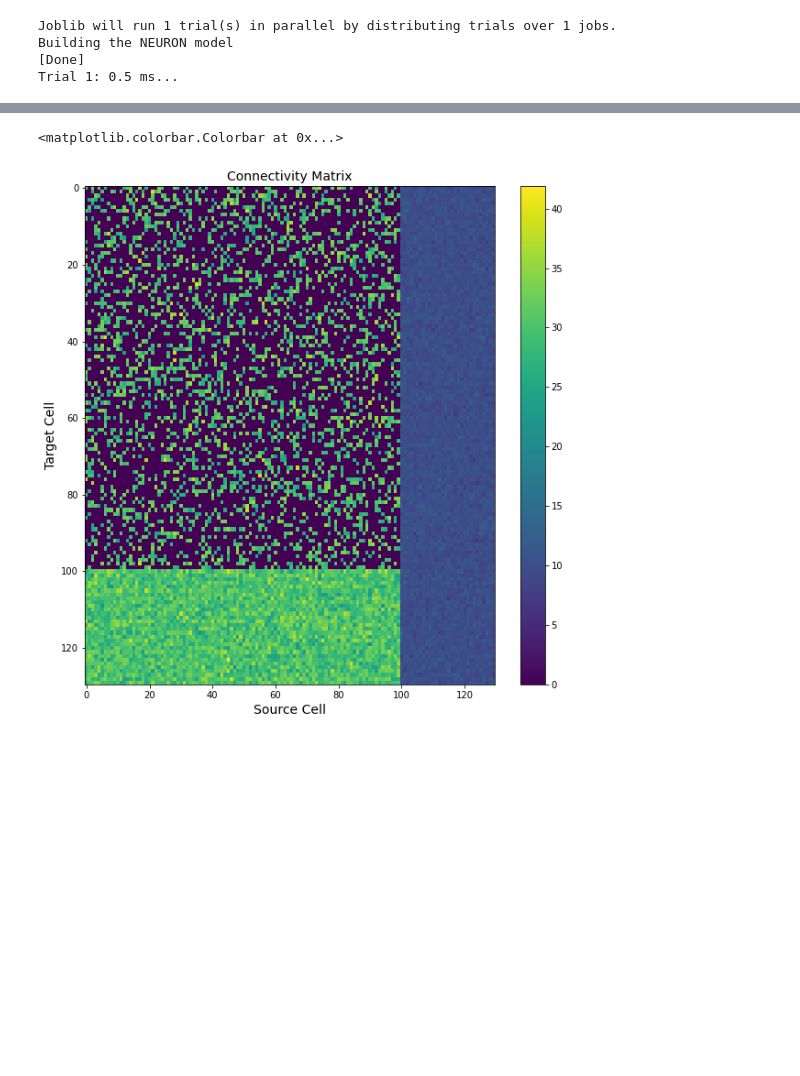
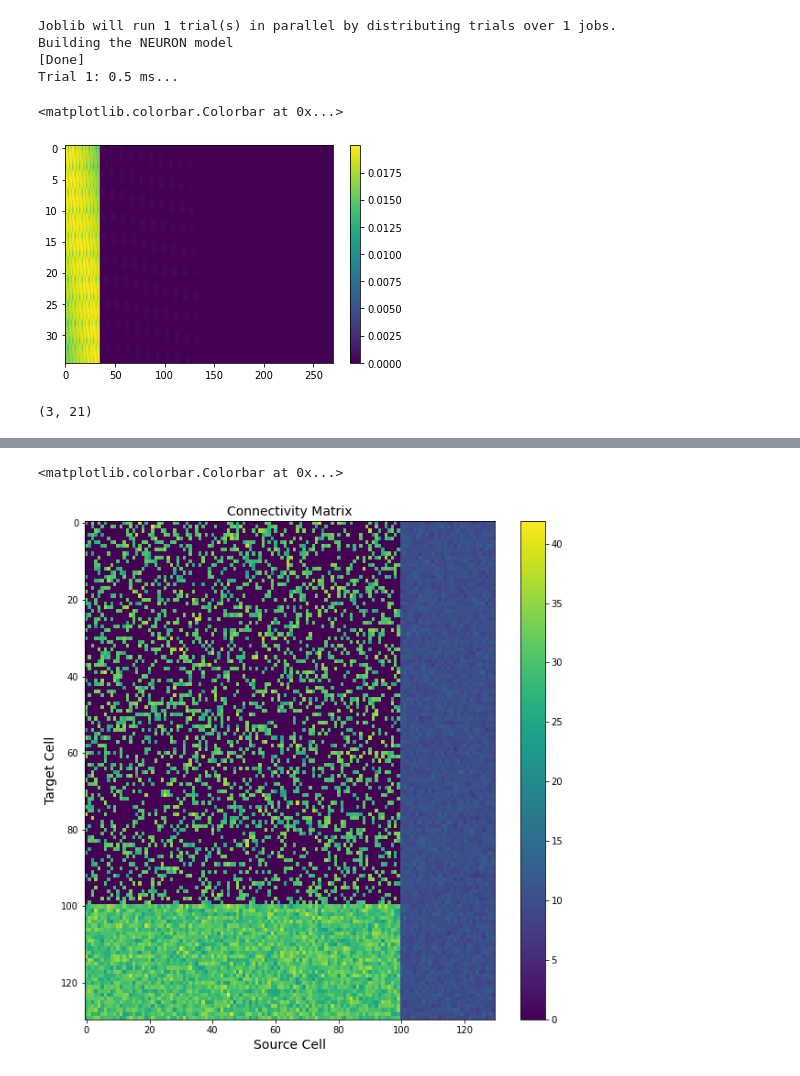
Before and after one commit to ntolley/bayesian_surrogates, a Jupyter notebook: surrogate_network.ipynb, the cells around one changed output, grey strips where cells are left out. Drawn from its saved outputs; the diff is of its cells as text; code cells hidden in the pictures; blank space fills up the shorter version.

Commit message:
Add connectivity dict and delay matrix calculations

```diff
--- a/surrogate_network.ipynb
+++ b/surrogate_network.ipynb
@@ -158,15 +158,12 @@ for conn in net.connectivity:
 class Network_Data:
     def __init__(self, net, soma_filter=False):
         self.net = net
+        self.dt = net.cell_response.times[1] - net.cell_response.times[0]
         self.neuron_data_dict = dict()
         self.input_spike_dict = dict()
 
         self.connectivity_dict = dict()
         for cell_type, gid_list in net.gid_ranges.items():
-            target_gids = net.gid_ranges[target_type]
-
-            if cell_type in net.cell_types:
-                connectivity_dict[target_type] = torch.zeros((len(net.gid_ranges[target_type]), input_size, net._n_cells)).float()
 
             for gid in gid_list:
                 self.neuron_data_dict[gid] = SingleNeuron_Data(net, gid, soma_filter=soma_filter)
@@ -175,7 +172,13 @@ class Network_Data:
                 if cell_type in net.cell_types:
                     self.input_spike_dict[gid] = np.zeros(self.neuron_data_dict[gid].isec_array.shape)
 
-        self.delay_matrix = torch.zeros((net._n_cells, net._n_cells)).float()
+            # Initialize blank arrays for connectivity
+            if cell_type in net.cell_types:
+                input_size = self.neuron_data_dict[gid].isec_array.shape[0]  # Just need first cell for num inputs
+                # Dictionary indexed by target type, entry is (num_targets, num_inputs, num_sources) shape matrix
+                self.connectivity_dict[cell_type] = np.zeros((len(net.gid_ranges[cell_type]), input_size, net._n_gids))
+
+        self.delay_matrix = np.zeros((net._n_gids, net._n_cells))
         for conn in net.connectivity:
             for src_gid, target_gid_list in conn['gid_pairs'].items():
                 src_type = conn['src_type']
@@ -190,7 +193,6 @@ class Network_Data:
                     src_pos = src_pos_list[0]
 
                 # Loop through all target gids and append spikes to appropriate array
-                # **TODO** - need to add delay calculation
                 for target_gid in target_gid_list:
                     conn_spikes = self.neuron_data_dict[src_gid].spikes_binned
 
@@ -208,9 +210,15 @@ class Network_Data:
                     weight, delay = _get_gaussian_connection(
                         src_pos, target_pos, conn['nc_dict'], inplane_distance=net._inplane_distance)
 
+                    delay_samples = int(round(delay / self.dt))
+                    if delay_samples == 0:
+                        delay_samples = 1 # Can only deliver a spike at least 1 time step in the future
+
                     # Add delay to delay matrix
                     self.delay_matrix[src_gid, target_gid] = delay
 
+                    # Delay spikes by delay_samples
+                    # conn_spikes = np.concatenate([np.zeros((delay_samples,)), conn_spikes])[delay_samples:]
                     conn_spikes *= weight
 
                     if loc in net.cell_types[target_type].sect_loc:
@@ -221,12 +229,15 @@ class Network_Data:
 
                     for sec in sect_loc:
                         input_spike_name = f'{sec}_{receptor}'
-                        input_spike_idx = self.neuron_data_dict[target_gid].isec_name_lookup[input_spike_name]
-                        self.input_spike_dict[target_gid][input_spike_idx, :] += conn_spikes
+                        input_sec_idx = self.neuron_data_dict[target_gid].isec_name_lookup[input_spike_name]
+                        self.input_spike_dict[target_gid][input_sec_idx, delay_samples:] += conn_spikes[:-delay_samples]
+
+                        self.connectivity_dict[target_type][target_gid - target_gid_list[0], input_sec_idx, src_gid] = weight
 # %%
-net_data = net.copy()
-_ = simulate_dipole(net_data, dt=0.5, tstop=1, record_vsec='all', record_isec='all', record_dcell=True)
-network_data = Network_Data(net_data, soma_filter=True)
+# net_data = net.copy()
+net_data = calcium_model()
+
+_ = simulate_dipole(net_data, dt=0.5, tstop=10, record_vsec='all', record_isec='all', record_dcell=True)
 # %% [output]
 Joblib will run 1 trial(s) in parallel by distributing trials over 1 jobs.
 Building the NEURON model
@@ -234,0 +248,10 @@ Trial 1: 0.5 ms...
+# %%
+plt.imshow(network_data.connectivity_dict['L2_basket'].numpy().sum(axis=1), aspect='auto')
+plt.colorbar()
+# %% [output]
+<matplotlib.colorbar.Colorbar at 0x...>
+[figure, added]
+# %%
+network_data.neuron_data_dict[0].isec_array.shape
+# %% [output]
+(3, 21)
```
Also changed, not shown: parts of 2 cells of this notebook, 1 other file.
